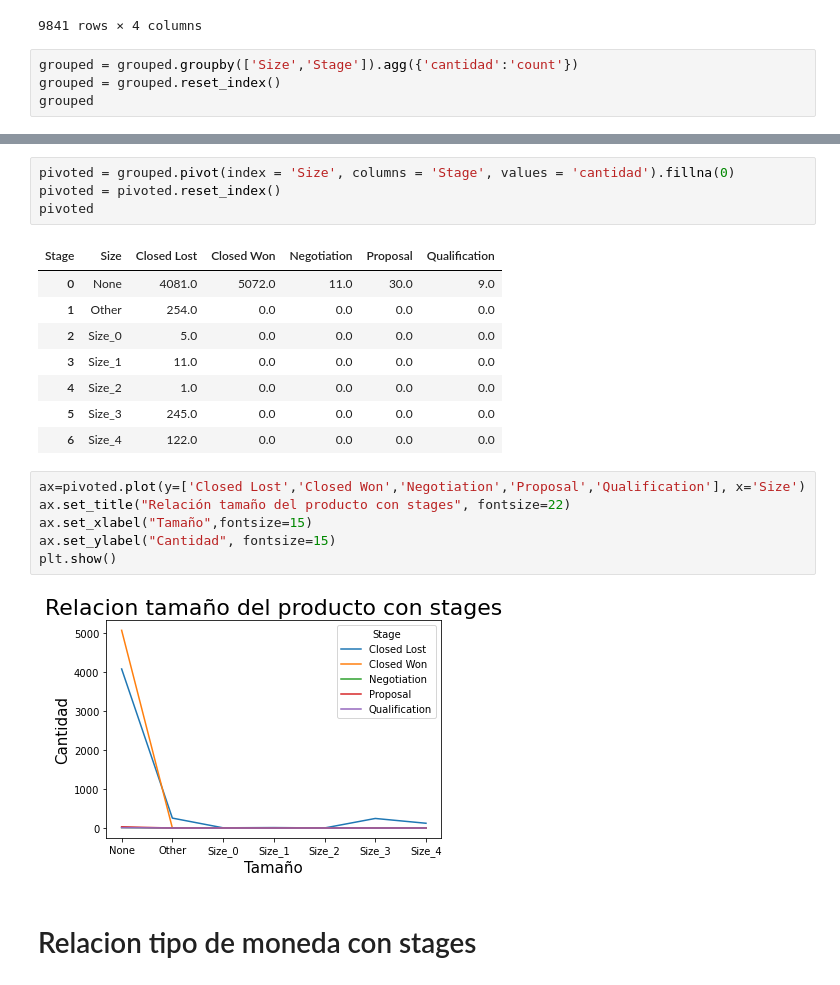
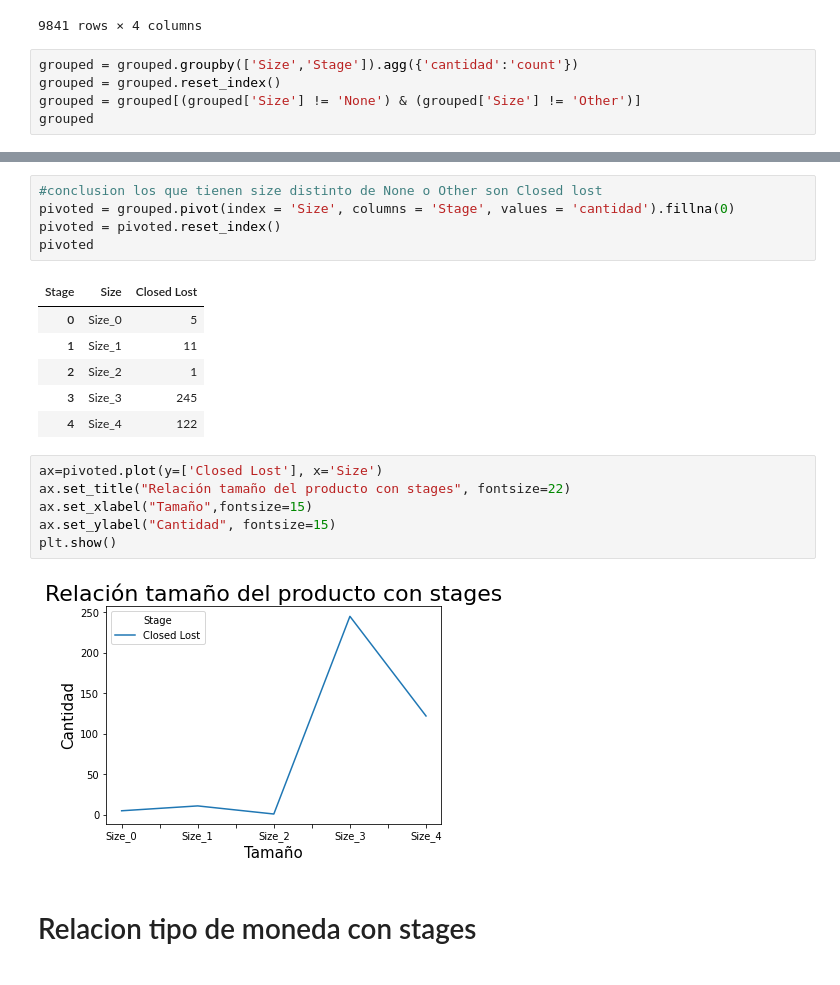
Before and after one commit to joaquinparodi/TP-DATOS, a Jupyter notebook: Analisis/Analisis Joaquin.ipynb, the cells around one changed output, grey strips where cells are left out. Cells and saved outputs as stored; diff of their text form.

```diff
--- a/Analisis/Analisis Joaquin.ipynb
+++ b/Analisis/Analisis Joaquin.ipynb
@@ -258,6 +271,7 @@ grouped
 # %%
 grouped = grouped.groupby(['Size','Stage']).agg({'cantidad':'count'})
 grouped = grouped.reset_index()
+grouped = grouped[(grouped['Size'] != 'None') & (grouped['Size'] != 'Other')]
 grouped
 # %% [output]
 |  | Size | Stage | cantidad |
@@ -273,26 +281,25 @@ grouped
 | 9 | Size_3 | Closed Lost | 245 |
 | 10 | Size_4 | Closed Lost | 122 |
 # %%
+#conclusion los que tienen size distinto de None o Other son Closed lost
 pivoted = grouped.pivot(index = 'Size', columns = 'Stage', values = 'cantidad').fillna(0)
 pivoted = pivoted.reset_index()
 pivoted
 # %% [output]
-| Stage | Size | Closed Lost | Closed Won | Negotiation | Proposal | Qualification |
-| 0 | None | 4081.0 | 5072.0 | 11.0 | 30.0 | 9.0 |
-| 1 | Other | 254.0 | 0.0 | 0.0 | 0.0 | 0.0 |
-| 2 | Size_0 | 5.0 | 0.0 | 0.0 | 0.0 | 0.0 |
-| 3 | Size_1 | 11.0 | 0.0 | 0.0 | 0.0 | 0.0 |
-| 4 | Size_2 | 1.0 | 0.0 | 0.0 | 0.0 | 0.0 |
-| 5 | Size_3 | 245.0 | 0.0 | 0.0 | 0.0 | 0.0 |
-| 6 | Size_4 | 122.0 | 0.0 | 0.0 | 0.0 | 0.0 |
+| Stage | Size | Closed Lost |
+| 0 | Size_0 | 5 |
+| 1 | Size_1 | 11 |
+| 2 | Size_2 | 1 |
+| 3 | Size_3 | 245 |
+| 4 | Size_4 | 122 |
 # %%
-ax=pivoted.plot(y=['Closed Lost','Closed Won','Negotiation','Proposal','Qualification'], x='Size')
+ax=pivoted.plot(y=['Closed Lost'], x='Size')
 ax.set_title("Relación tamaño del producto con stages", fontsize=22)
 ax.set_xlabel("Tamaño",fontsize=15)
 ax.set_ylabel("Cantidad", fontsize=15)
 plt.show()
 # %% [output]
-[figure, old version]
+[figure, new version]
 # %% [markdown]
 # Relacion tipo de moneda con stages
 # %%
```
Also changed, not shown: parts of 13 cells of this notebook.
